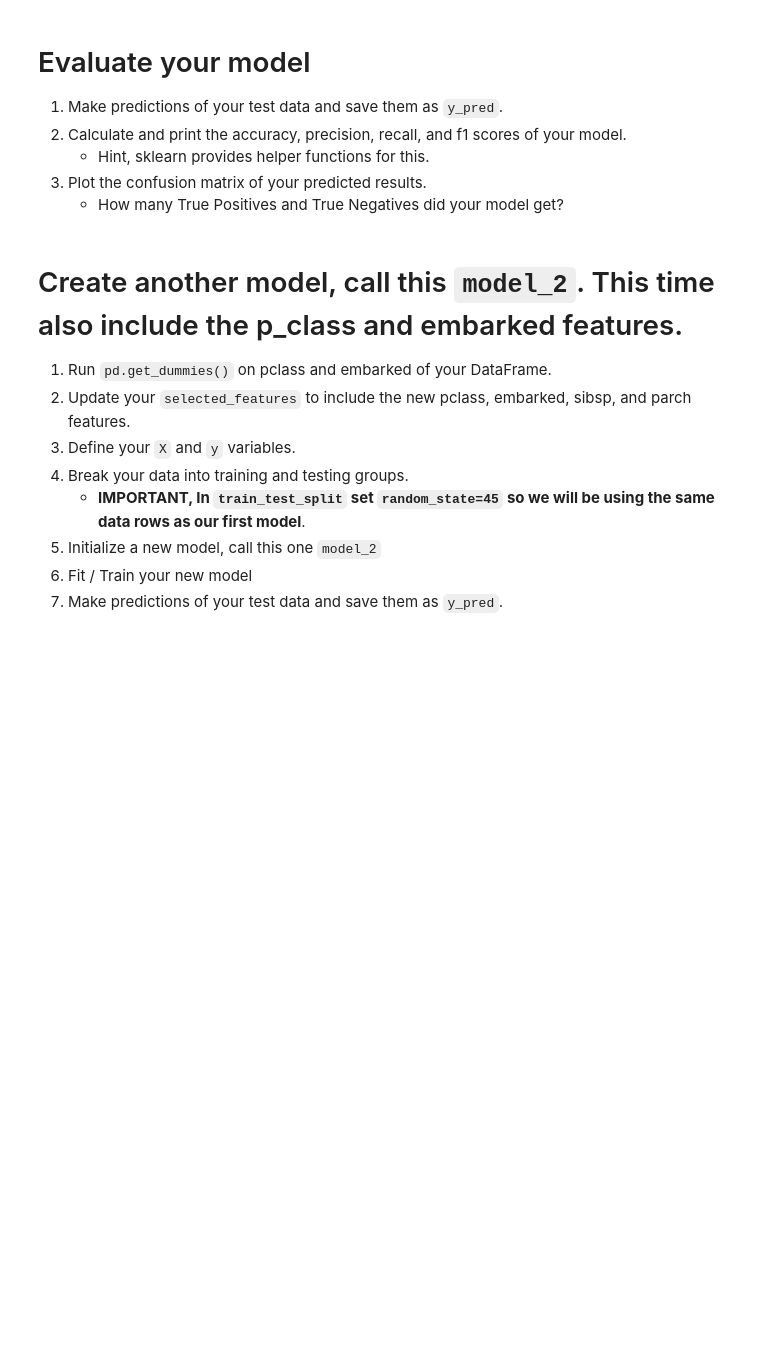
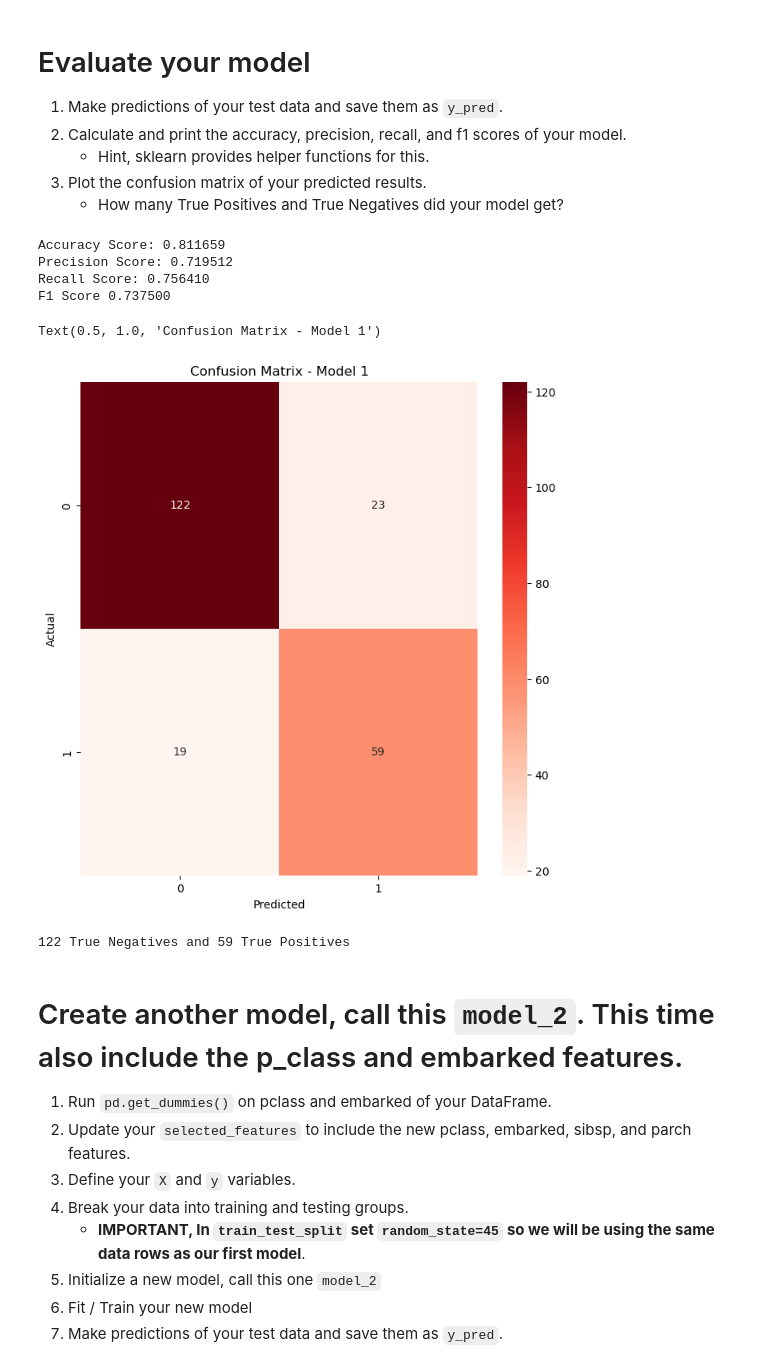
Before and after one commit to Aaleia/my-fork-2024-fall-data-science, a Jupyter notebook: Week-06-Classification/Exercise-AF.ipynb, the cells around one changed output. Saved outputs shown, nothing was run; the diff lists cells and outputs as text; code cells hidden in the pictures; blank space fills up the shorter version.

```diff
--- a/Week-06-Classification/Exercise-AF.ipynb
+++ b/Week-06-Classification/Exercise-AF.ipynb
@@ -71,18 +85,18 @@ For your first model, only include use the `fare` and `sex` as features.
    * only include use the `fare` and `sex_male` as features for this model.
 # %%
 # Select our features
-selected_features = []
+selected_features = ['fare', 'sex_male']
 
 # Set X to be the features we are going to use.
-X = ???
+X = df[selected_features]
 
 # Set y to be our target variable.
-y = ???
+y = df['survived']
 # %% [markdown]
 # Split our data into the testing and training groups.
 # %%
 # Split our data into testing and training.
-X_train, X_test, y_train, y_test = ???
+X_train, X_test, y_train, y_test = train_test_split(X, y, random_state=45)
 
 # Print the length and width of our testing data.
 print(X_train.shape, X_test.shape)
@@ -93,6 +109,7 @@ print(X_train.shape, X_test.shape)
 * Predict the values of your testing data
 # %%
 # Initalize our model
-
+model_1 = LogisticRegression()
 
 # Train our model using our training data.
+model_1.fit(X_train, y_train)
@@ -105,34 +124,48 @@ print(X_train.shape, X_test.shape)
     * How many True Positives and True Negatives did your model get?
 # %%
 # 1. Make predictions of your test data and save them as `y_pred`.
+y_pred = model_1.predict(X_test)
 # %%
 # 2. Calculate and print the accuracy, precision, recall, and f1 scores of your model.
 
 # Calculate our accuracy
-accuracy = ???
+accuracy = accuracy_score(y_test, y_pred)
 
 # Calculate our precision score
-precision = ???
+precision = precision_score(y_test, y_pred)
 
 # Calculate our recall score
-recall = ???
+recall = recall_score(y_test, y_pred)
 
-f1 = ???
+f1 = f1_score(y_test, y_pred)
 
 # Print each of our scores to inspect performance.
 print("Accuracy Score: %f" % accuracy)
 print("Precision Score: %f" % precision)
 print("Recall Score: %f" % recall)
 print('F1 Score %f' % f1)
+# %% [output]
+Accuracy Score: 0.811659
+Precision Score: 0.719512
+Recall Score: 0.756410
+F1 Score 0.737500
 # %%
 # 1. Plot a confusion matrix of your predicted results.
 import matplotlib.pyplot as plt
+conf_matrix = confusion_matrix(y_test, y_pred)
 fig = plt.figure(figsize=(8,8))
+sns.heatmap(conf_matrix, annot=True, fmt='d', cmap='Reds')
 plt.xlabel('Predicted')
 plt.ylabel('Actual');
+plt.title('Confusion Matrix - Model 1')
+# %% [output]
+Text(0.5, 1.0, 'Confusion Matrix - Model 1')
+[figure, added]
 # %%
 # How many True Positives and True Negatives did your model get?
-print('??? True Negatives and ??? True Positives')
+print('122 True Negatives and 59 True Positives')
+# %% [output]
+122 True Negatives and 59 True Positives
 # %% [markdown]
 # Create another model, call this `model_2`.  This time also include the p_class and embarked features.
 1. Run `pd.get_dummies()` on pclass and embarked of your DataFrame.
```
Also changed, not shown: parts of 10 cells of this notebook.
